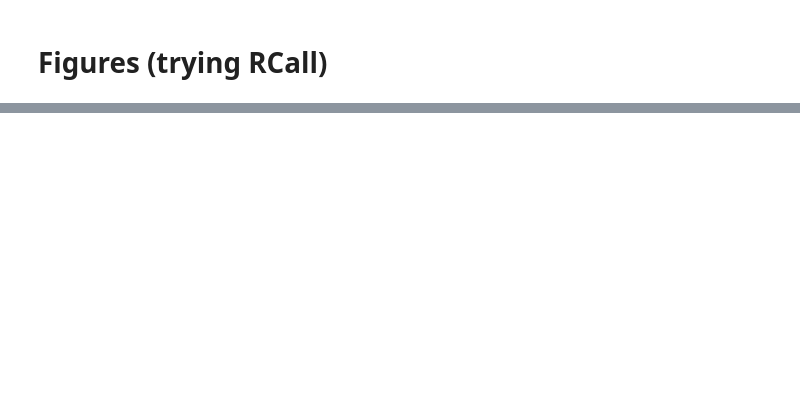
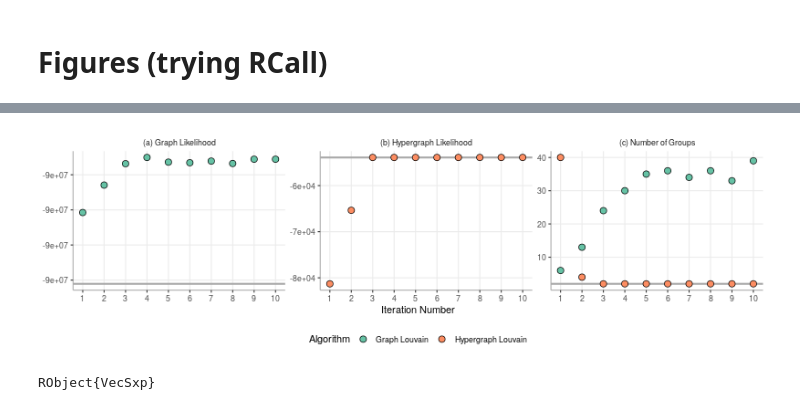
Before and after one commit to PhilChodrow/HypergraphModularity, a Jupyter notebook: detectability.ipynb, the cells around one changed output, grey strips where cells are left out. Cells and saved outputs as stored; diff of their text form; code cells hidden in the pictures; blank space fills up the shorter version.

```diff
--- a/detectability.ipynb
+++ b/detectability.ipynb
@@ -155,7 +166,12 @@ true        0.109          -6.326584963e7      -36389.0       0.998          2
 # %% [markdown]
 # Polyadic Modularity
 # %%
-α̂ = α0
+α0 = vcat([3.0, 0.02, 20.0], [0.2, 0.7, 0.5])
+
+α̂  = α0
+
+vL_H_ = zero(1.0*(1:(n_rounds)))
+vm_H_ = zero((1:(n_rounds)))
 
 println("POLYADIC")
 
@@ -167,7 +183,11 @@ println(rpad("",  65, "-"))
 
 Ẑ = zero(Z)
 
-for i = 1:20
+# α̂ = coordinateAscent(H, Z, Ω, α̂; n_iters = 10, amin = -10, amax = 10)
+# vL_H[1] = modularity(H, Z, Ω; α = α̂)
+# vm_H[1] = 2
+
+for i = 1:n_rounds
     out = timeAlg(:(SuperNodeLouvain(H,kmax,Ω;α=α̂, verbose=false, scan_order ="random")))
     Ẑ = out[1]
     time = out[2]
@@ -180,6 +200,9 @@ for i = 1:20
     print(rpad("$(round(Q, digits = 0))", 15))
     print(rpad("$(length(unique(Ẑ)))", 10))
     println(rpad("$(round(time; digits=3))", 10))
+
+    vL_H_[i] = Q
+    vm_H_[i] = length(unique(Ẑ))
 end
 # %% [output]
 POLYADIC
@@ -223,0 +234,51 @@ RObject{StrSxp}
+# %%
+R"""
+df_dyadic <- tibble(L_D = $vL_D,  L_H = $vL_H, m = $vm_D, K = $K, Algorithm = "Graph Louvain")
+df_polyadic <- tibble(L_D = NA,  L_H = $vL_H_, m = $vm_H_, K = $(1:n_rounds), Algorithm = "Hypergraph Louvain")
+
+df <- rbind(df_dyadic, df_polyadic)
+
+df <- df %>%
+    pivot_longer(L_D:m, names_to = "metric") %>%
+    mutate(panel = case_when(
+            (metric == "L_D")&(Algorithm=="Graph Louvain")   ~ 1,
+            (metric == "L_H")&((Algorithm=="Hypergraph Louvain") | (K == 0) ) ~ 2,
+            (metric == "m") ~ 3
+            )) %>%
+    filter(!is.na(panel))
+
+true_df <- df %>%
+    filter(K == 0)
+
+alg_df <- df %>%
+    filter(K > 0)
+
+panel_names <- c("1" = "(a) Graph Likelihood", "2" = "(b) Hypergraph Likelihood", "3" = "(c) Number of Groups")
+
+fancy_scientific <- function(l) {
+     if(max(nchar(l), na.rm = T) < 3){return(l)}
+     return(scales::label_scientific(l)(l))
+}
+
+alg_df %>%
+    ggplot() +
+    aes(x = K, y = value, fill = Algorithm) +
+    facet_wrap(~panel, scales = "free_y", labeller = as_labeller(panel_names)) +
+    geom_hline(aes(yintercept = value), data = true_df, color = "darkgrey", size = 1) +
+    geom_point(size = 3, pch = 21, color = "black") +
+    theme_bw() +
+    theme(strip.background = element_blank(),
+          panel.border = element_blank(),
+          axis.line = element_line(color = 'darkgrey'),
+          panel.grid.minor = element_blank(),
+          axis.title.y = element_blank(),
+          legend.position="bottom") +
+    scale_x_continuous(breaks = 1:10, labels = 1:10) +
+    scale_y_continuous(labels=fancy_scientific) +
+    scale_fill_brewer(palette = "Set2") +
+    xlab("Iteration Number")
+
+"""
+# %% [output]
+[figure, added]
+RObject{VecSxp}
```
Also changed, not shown: parts of 8 cells of this notebook.
